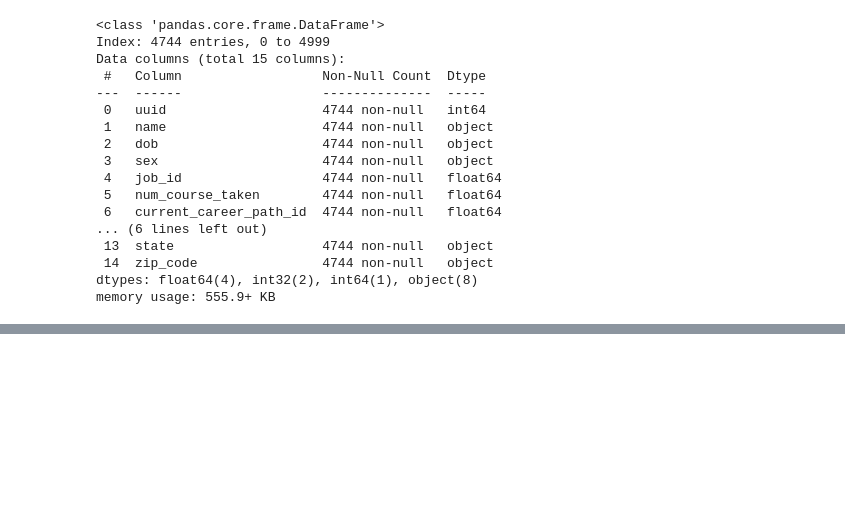
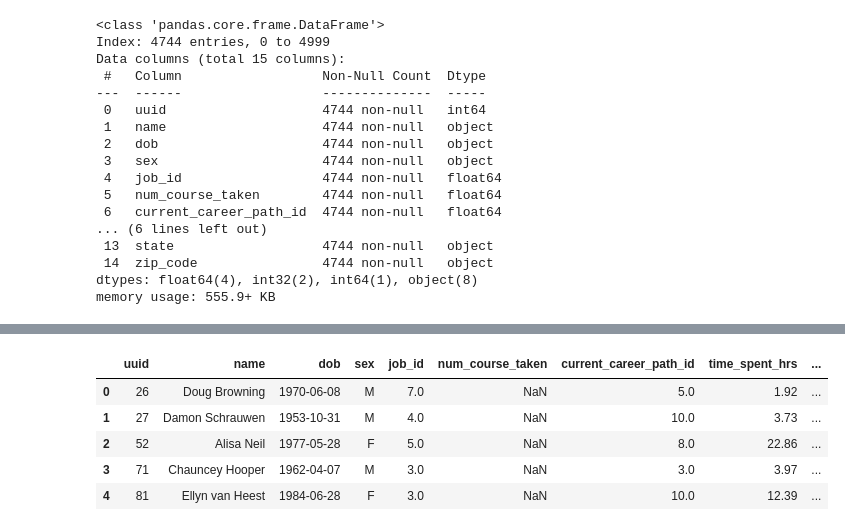
Before and after one commit to JohanTokarskij/DE-subscriber_cancellations_data_pipeline, a Jupyter notebook: dev/project.ipynb, the cells around one changed output, grey strips where cells are left out. Saved outputs shown, nothing was run; the diff lists cells and outputs as text; code cells hidden in the pictures; blank space fills up the shorter version.

```diff
--- a/dev/project.ipynb
+++ b/dev/project.ipynb
@@ -291,0 +449,11 @@ memory usage: 555.9+ KB
+# %%
+missing_data.to_sql('incomplete_data', con, if_exists='replace', index=False)
+missing_df = pd.read_sql_query(""" SELECT * FROM incomplete_data""", con)
+missing_df.head()
+# %% [output]
+|  | uuid | name | dob | sex | job_id | num_course_taken | current_career_path_id | time_spent_hrs | ... |
+| 0 | 26 | Doug Browning | 1970-06-08 | M | 7.0 | NaN | 5.0 | 1.92 | ... |
+| 1 | 27 | Damon Schrauwen | 1953-10-31 | M | 4.0 | NaN | 10.0 | 3.73 | ... |
+| 2 | 52 | Alisa Neil | 1977-05-28 | F | 5.0 | NaN | 8.0 | 22.86 | ... |
+| 3 | 71 | Chauncey Hooper | 1962-04-07 | M | 3.0 | NaN | 3.0 | 3.97 | ... |
+| 4 | 81 | Ellyn van Heest | 1984-06-28 | F | 3.0 | NaN | 10.0 | 12.39 | ... |
```
Also changed, not shown: parts of 17 cells of this notebook, 2 other files.
